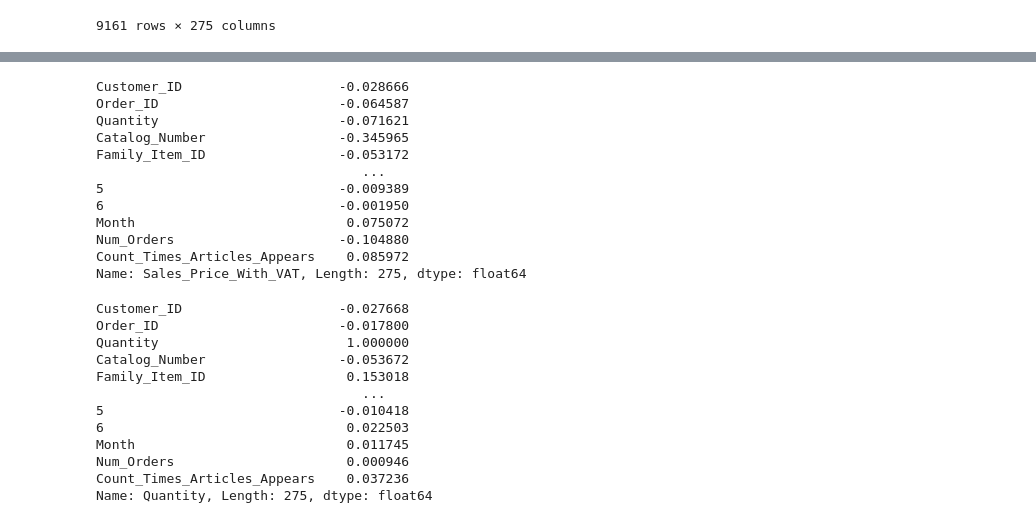
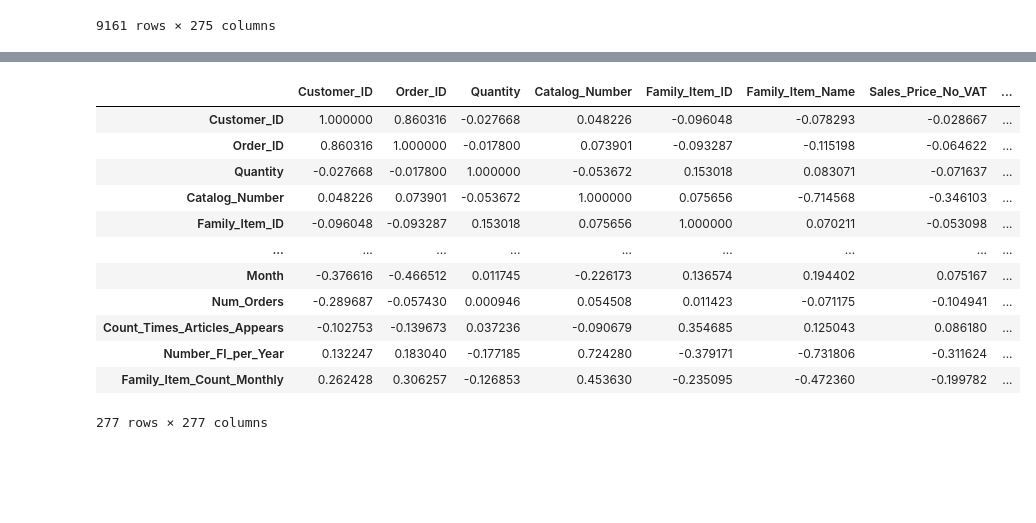
Before and after one commit to Nlasry1996/Nautica-Home, a Jupyter notebook: OneHotEncoder.ipynb, the cells around one changed output, grey strips where cells are left out. Saved outputs shown, nothing was run; the diff lists cells and outputs as text; code cells hidden in the pictures; blank space fills up the shorter version.

```diff
--- a/OneHotEncoder.ipynb
+++ b/OneHotEncoder.ipynb
@@ -145,3 +145,12 @@ df
 | 9159 | 2668 | 3339 | 1 | 40 | 1 | 10 | 512 | ... |
 | 9160 | 2668 | 3339 | 1 | 44 | 1 | 10 | 512 | ... |
 9161 rows × 275 columns
+# %%
+#Count of how many article were sell in this Item Family
+df_family_item_orders = df.groupby('Family_Item_Name')['Order_ID'].count().reset_index()
+df_family_item_orders = df_family_item_orders.rename(columns={'Order_ID': 'Number_FI_per_Year'})
+# Merge the derived feature back into the original DataFrame
+df = pd.merge(df, df_family_item_orders, on='Family_Item_Name', how='left')
+#How many of these items are sold by month
+df['Family_Item_Count_Monthly'] = df.groupby(['Month', 'Family_Item_ID'])['Order_ID'].transform('count')
+df
@@ -148,30 +171,16 @@ df
 # %%
-df.corr()['Sales_Price_With_VAT']
+df.corr()
 # %% [output]
+|  | Customer_ID | Order_ID | Quantity | Catalog_Number | Family_Item_ID | Family_Item_Name | Sales_Price_No_VAT | ... |
+| Customer_ID | 1.000000 | 0.860316 | -0.027668 | 0.048226 | -0.096048 | -0.078293 | -0.028667 | ... |
+| Order_ID | 0.860316 | 1.000000 | -0.017800 | 0.073901 | -0.093287 | -0.115198 | -0.064622 | ... |
+| Quantity | -0.027668 | -0.017800 | 1.000000 | -0.053672 | 0.153018 | 0.083071 | -0.071637 | ... |
+| Catalog_Number | 0.048226 | 0.073901 | -0.053672 | 1.000000 | 0.075656 | -0.714568 | -0.346103 | ... |
+| Family_Item_ID | -0.096048 | -0.093287 | 0.153018 | 0.075656 | 1.000000 | 0.070211 | -0.053098 | ... |
+| ... | ... | ... | ... | ... | ... | ... | ... | ... |
+| Month | -0.376616 | -0.466512 | 0.011745 | -0.226173 | 0.136574 | 0.194402 | 0.075167 | ... |
+| Num_Orders | -0.289687 | -0.057430 | 0.000946 | 0.054508 | 0.011423 | -0.071175 | -0.104941 | ... |
+| Count_Times_Articles_Appears | -0.102753 | -0.139673 | 0.037236 | -0.090679 | 0.354685 | 0.125043 | 0.086180 | ... |
+| Number_FI_per_Year | 0.132247 | 0.183040 | -0.177185 | 0.724280 | -0.379171 | -0.731806 | -0.311624 | ... |
+| Family_Item_Count_Monthly | 0.262428 | 0.306257 | -0.126853 | 0.453630 | -0.235095 | -0.472360 | -0.199782 | ... |
-Customer_ID                    -0.028666
-Order_ID                       -0.064587
-Quantity                       -0.071621
-Catalog_Number                 -0.345965
-Family_Item_ID                 -0.053172
-                                  ...
-5                              -0.009389
-6                              -0.001950
-Month                           0.075072
-Num_Orders                     -0.104880
-Count_Times_Articles_Appears    0.085972
-Name: Sales_Price_With_VAT, Length: 275, dtype: float64
+277 rows × 277 columns
-# %%
-df.corr()['Quantity']
-# %% [output]
-Customer_ID                    -0.027668
-Order_ID                       -0.017800
-Quantity                        1.000000
-Catalog_Number                 -0.053672
-Family_Item_ID                  0.153018
-                                  ...
-5                              -0.010418
-6                               0.022503
-Month                           0.011745
-Num_Orders                      0.000946
-Count_Times_Articles_Appears    0.037236
-Name: Quantity, Length: 275, dtype: float64
```
Also changed, not shown: parts of 8 cells of this notebook.
